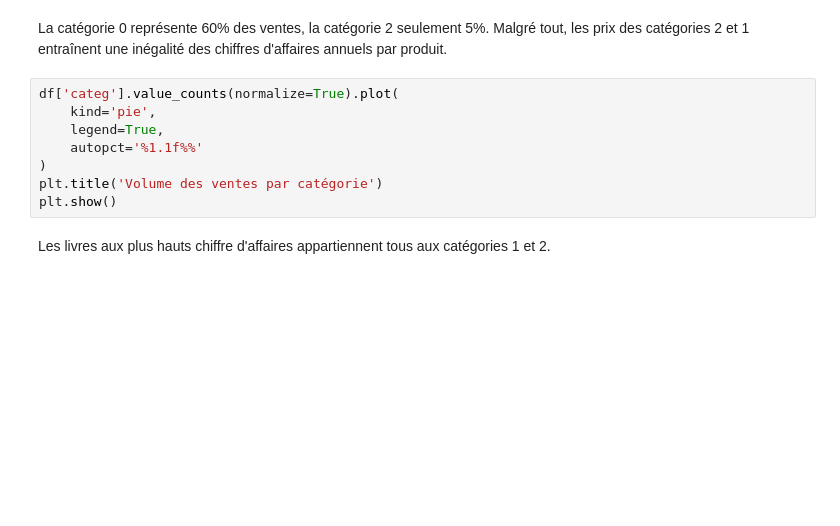
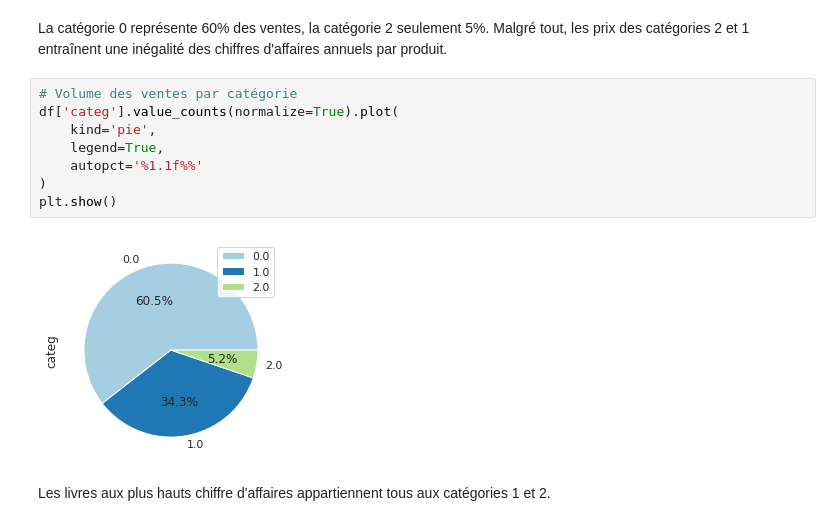
Before and after one commit to gllmfrnr/oc-da, a Jupyter notebook: p4/projet-4.ipynb, the cells around one changed output. Saved outputs shown, nothing was run; the diff lists cells and outputs as text; blank space fills up the shorter version.

```diff
--- a/p4/projet-4.ipynb
+++ b/p4/projet-4.ipynb
@@ -693,13 +1124,15 @@ for i in sorted(df['categ'].unique()):
 # %% [markdown]
 La catégorie 0 représente 60% des ventes, la catégorie 2 seulement 5%. Malgré tout, les prix des catégories 2 et 1 entraînent une inégalité des chiffres d'affaires annuels par produit.
 # %%
+# Volume des ventes par catégorie
 df['categ'].value_counts(normalize=True).plot(
     kind='pie',
     legend=True,
     autopct='%1.1f%%'
 )
-plt.title('Volume des ventes par catégorie')
 plt.show()
+# %% [output]
+[figure, added]
 # %% [markdown]
 Les livres aux plus hauts chiffre d'affaires appartiennent tous aux catégories 1 et 2.
 # %%
```
Also changed, not shown: parts of 103 cells of this notebook.
